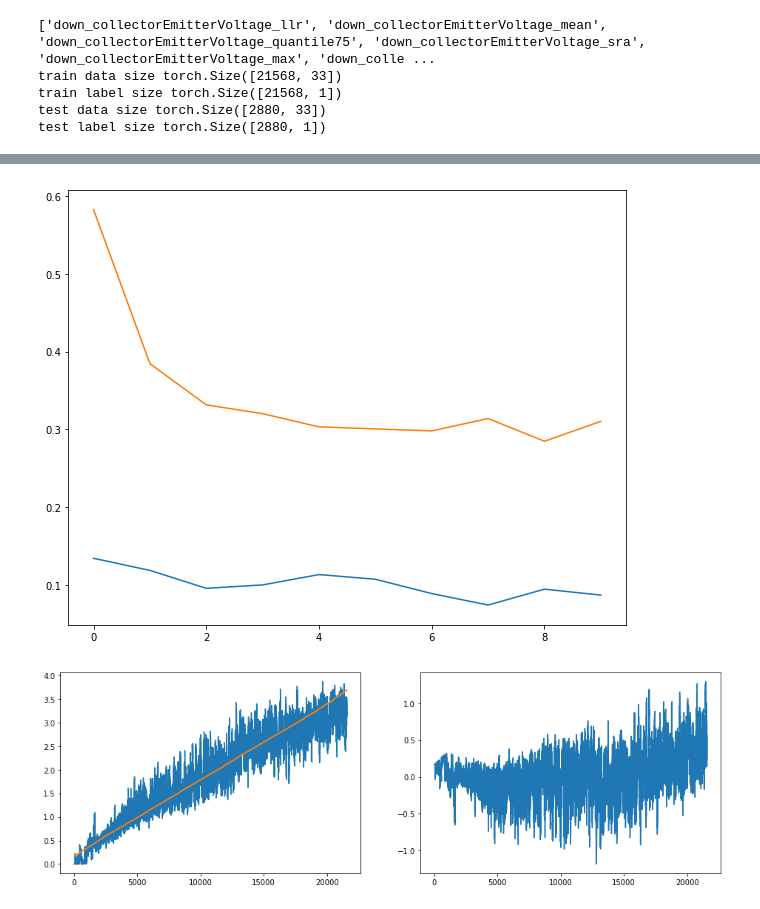
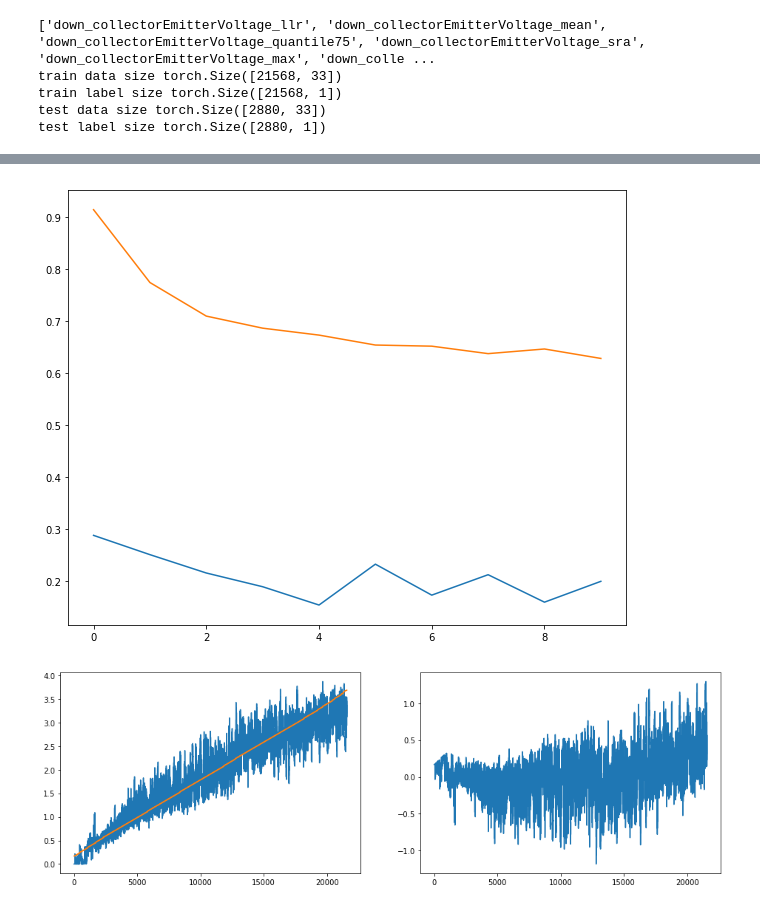
Before and after one commit to gejianwnen/IGBT_NASA, a Jupyter notebook: baseline.ipynb, the cells around one changed output, grey strips where cells are left out. Cells and saved outputs as stored; diff of their text form; code cells hidden in the pictures.

Commit message:
try 3 layers and batch nornmalization

```diff
--- a/baseline.ipynb
+++ b/baseline.ipynb
@@ -546,16 +546,41 @@ test_set = myDataset(x_test,y_test)
 
 train_loader = DataLoader(train_set, batch_size=1024, shuffle=True)
 test_loader = DataLoader(test_set, batch_size=720, shuffle=True)
+# %%
+class neuralNetwork3(nn.Module):
+    def __init__(self, in_dim, n_hidden_1,n_hidden_2, out_dim,droprate = 0.5):
+        super(neuralNetwork3, self).__init__()
+        self.layer1 = nn.Sequential(
+            nn.Linear(in_dim, n_hidden_1),
+            nn.BatchNorm1d(n_hidden_1),
+            nn.Dropout(p = droprate),
+            nn.ReLU(True))
+        self.layer2 = nn.Sequential(
+            nn.Linear(n_hidden_1, n_hidden_2),
+            nn.BatchNorm1d(n_hidden_2),
+            nn.Dropout(p = droprate),
+            nn.ReLU(True))
+        self.layer3 = nn.Sequential(
+            nn.Linear(n_hidden_2, out_dim),
+            nn.ReLU(True))
+
+
+    def forward(self, x):
+        x = self.layer1(x)
+        x = self.layer2(x)
+        x = self.layer3(x)
+        return x
 # %%
 from neuralNetwork2 import *
+from neuralNetwork3 import *
 from weight_init import *
 
 use_gpu = torch.cuda.is_available()
 print("use gpu:",use_gpu)
-model = neuralNetwork2(33,512,1,0.6)
+model = neuralNetwork3(33,128,32,1,0.6)
 model.apply(weight_init)
 try:
-    model.load_state_dict(torch.load('./model/neuralNetwork2.pth'))
+    model.load_state_dict(torch.load('./model/neuralNetwork3.pth'))
 except:
     pass
 if use_gpu:
@@ -598,6 +623,6 @@ plt.figure(figsize = (10,8))
 plt.plot(losses_train,label = "train loss")
 plt.plot(losses_test,label = "teset loss")
 plt.show()
-torch.save(model.state_dict(), './model/neuralNetwork2.pth')
+torch.save(model.state_dict(), './model/neuralNetwork3.pth')
 # %% [output]
 use gpu: True
@@ -614,4 +639,4 @@ step:[1000], train loss: 0.087171, test loss: 0.310447
-[figure, old version]
+[figure, new version]
 # %%
 model.eval()
 with torch.no_grad():
```
Also changed, not shown: parts of 1 cell of this notebook, 2 other files.
